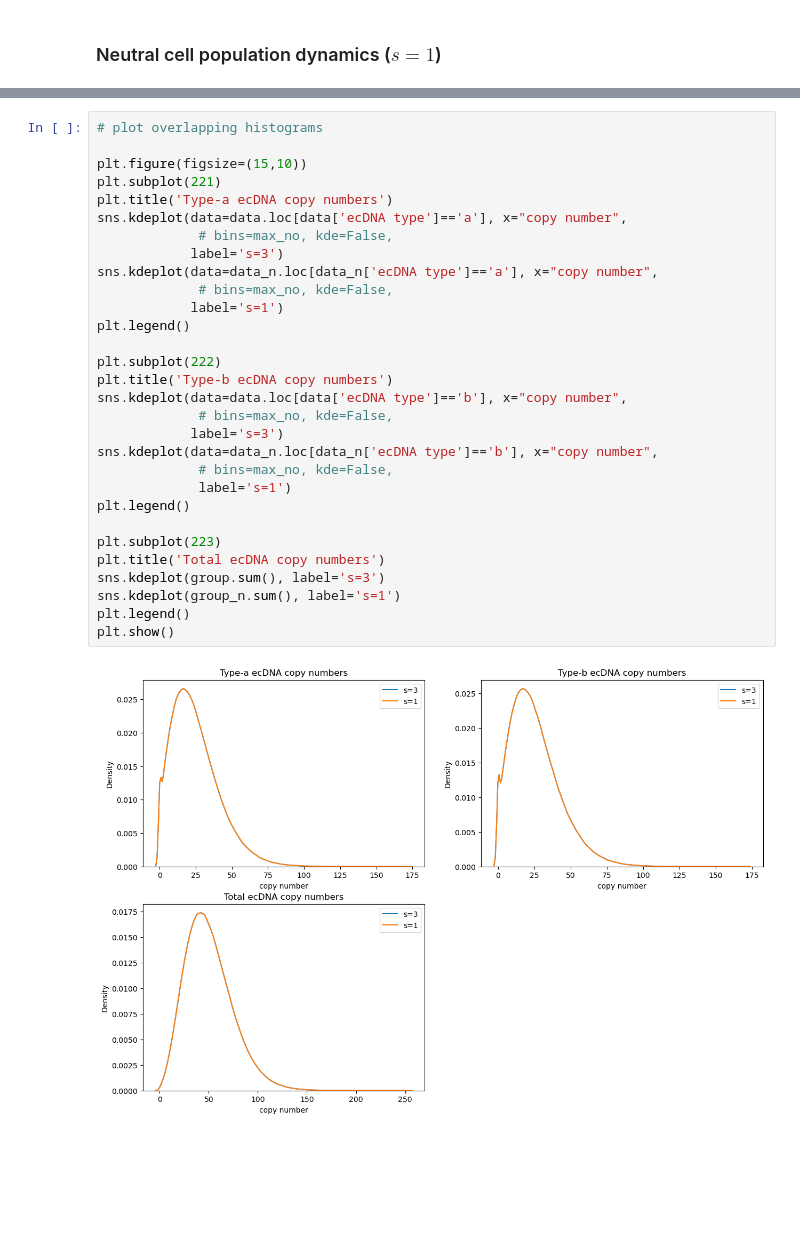
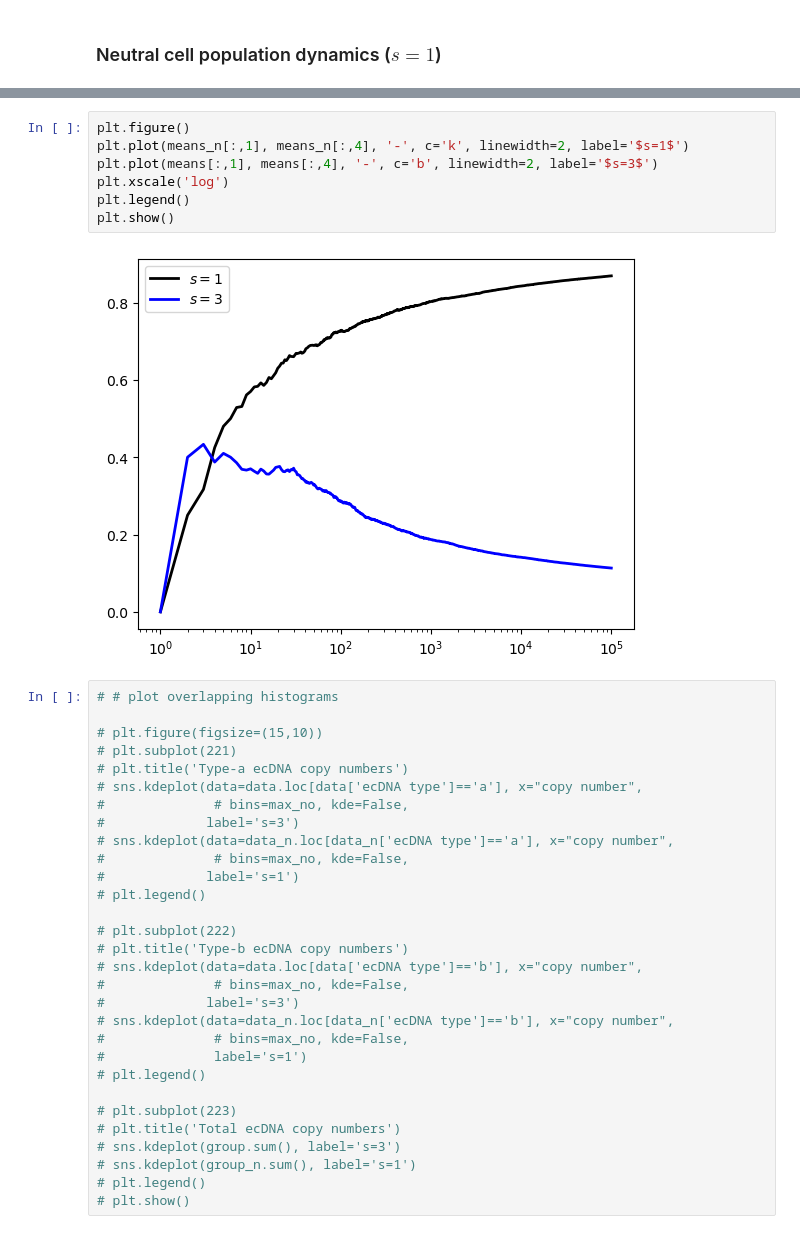
Before and after one commit to poulamisganguly/ECDNA-DYNAMICS, a Jupyter notebook: python/stats.ipynb, the cells around one changed output, grey strips where cells are left out. Saved outputs shown, nothing was run; the diff lists cells and outputs as text; blank space fills up the shorter version.

```diff
--- a/python/stats.ipynb
+++ b/python/stats.ipynb
@@ -162,32 +151,39 @@ Intersection is empty!
+# %%
+plt.figure()
+plt.plot(means_n[:,1], means_n[:,4], '-', c='k', linewidth=2, label='$s=1$')
+plt.plot(means[:,1], means[:,4], '-', c='b', linewidth=2, label='$s=3$')
+plt.xscale('log')
+plt.legend()
+plt.show()
+# %% [output]
+[figure, added]
 # %%
-# plot overlapping histograms
+# # plot overlapping histograms
 
-plt.figure(figsize=(15,10))
-plt.subplot(221)
-plt.title('Type-a ecDNA copy numbers')
-sns.kdeplot(data=data.loc[data['ecDNA type']=='a'], x="copy number",
-             # bins=max_no, kde=False,
-            label='s=3')
-sns.kdeplot(data=data_n.loc[data_n['ecDNA type']=='a'], x="copy number",
-             # bins=max_no, kde=False,
-            label='s=1')
-plt.legend()
+# plt.figure(figsize=(15,10))
+# plt.subplot(221)
+# plt.title('Type-a ecDNA copy numbers')
+# sns.kdeplot(data=data.loc[data['ecDNA type']=='a'], x="copy number",
+#              # bins=max_no, kde=False,
+#             label='s=3')
+# sns.kdeplot(data=data_n.loc[data_n['ecDNA type']=='a'], x="copy number",
+#              # bins=max_no, kde=False,
+#             label='s=1')
+# plt.legend()
 
-plt.subplot(222)
-plt.title('Type-b ecDNA copy numbers')
-sns.kdeplot(data=data.loc[data['ecDNA type']=='b'], x="copy number",
-             # bins=max_no, kde=False,
-            label='s=3')
-sns.kdeplot(data=data_n.loc[data_n['ecDNA type']=='b'], x="copy number",
-             # bins=max_no, kde=False,
-             label='s=1')
-plt.legend()
+# plt.subplot(222)
+# plt.title('Type-b ecDNA copy numbers')
+# sns.kdeplot(data=data.loc[data['ecDNA type']=='b'], x="copy number",
+#              # bins=max_no, kde=False,
+#             label='s=3')
+# sns.kdeplot(data=data_n.loc[data_n['ecDNA type']=='b'], x="copy number",
+#              # bins=max_no, kde=False,
+#              label='s=1')
+# plt.legend()
 
-plt.subplot(223)
-plt.title('Total ecDNA copy numbers')
-sns.kdeplot(group.sum(), label='s=3')
-sns.kdeplot(group_n.sum(), label='s=1')
-plt.legend()
-plt.show()
+# plt.subplot(223)
+# plt.title('Total ecDNA copy numbers')
+# sns.kdeplot(group.sum(), label='s=3')
+# sns.kdeplot(group_n.sum(), label='s=1')
+# plt.legend()
+# plt.show()
-# %% [output]
-[figure, removed]
```
Also changed, not shown: parts of 10 cells of this notebook.
